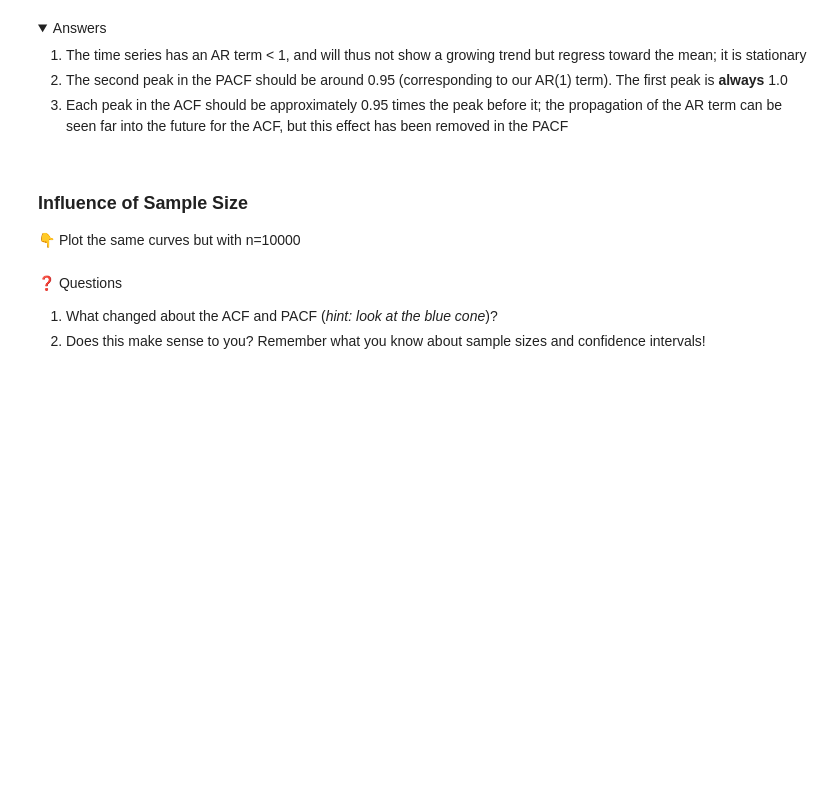
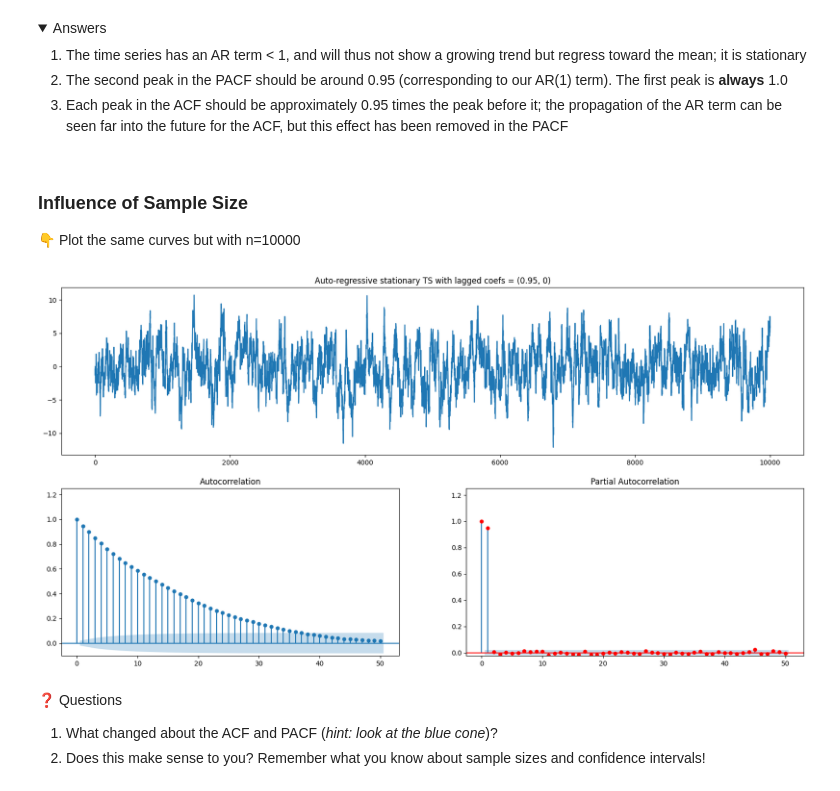
Before and after one commit to Juancorreav/data-artificial-time-series, a Jupyter notebook: artificial_time_series.ipynb, the cells around one changed output. Drawn from its saved outputs; the diff is of its cells as text; code cells hidden in the pictures; folded sections open; blank space fills up the shorter version.

```diff
--- a/artificial_time_series.ipynb
+++ b/artificial_time_series.ipynb
@@ -77,3 +77,7 @@ def plot_ar_process(ar1, ar2=0, diff=0, n=500, mu=0, sigma=1, show_plot=True, re
+# %%
+plot_ar_process(ar1=0.95, n=10000)
+# %% [output]
+[figure, added]
 # %% [markdown]
 
 ❓️ Questions
```
Also changed, not shown: parts of 38 cells of this notebook.
